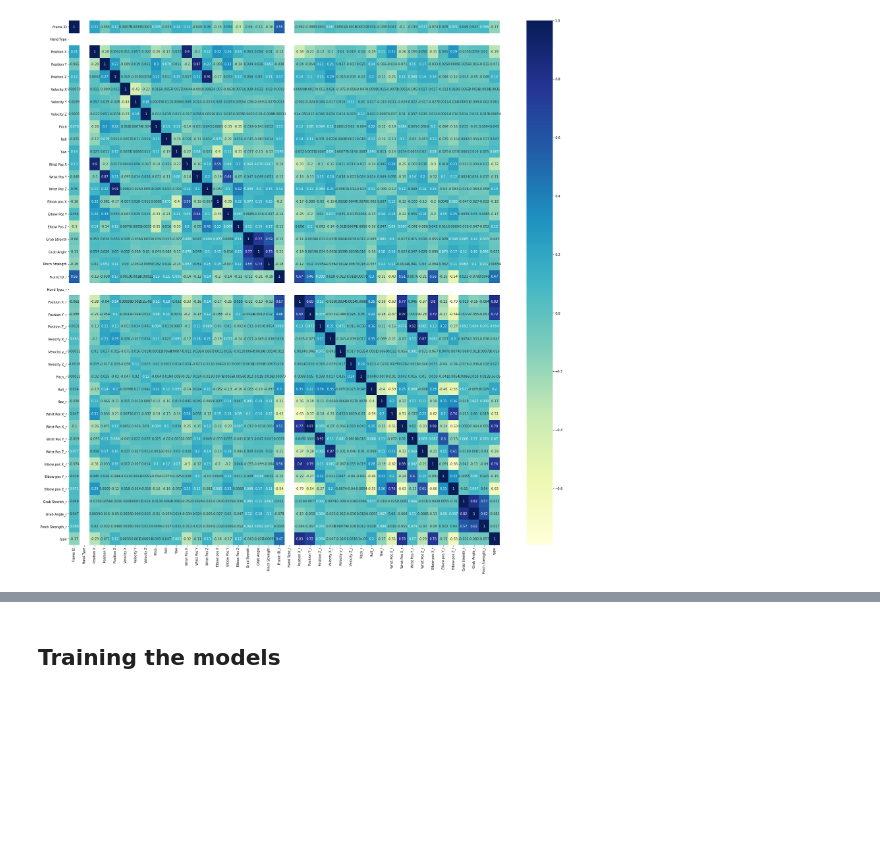
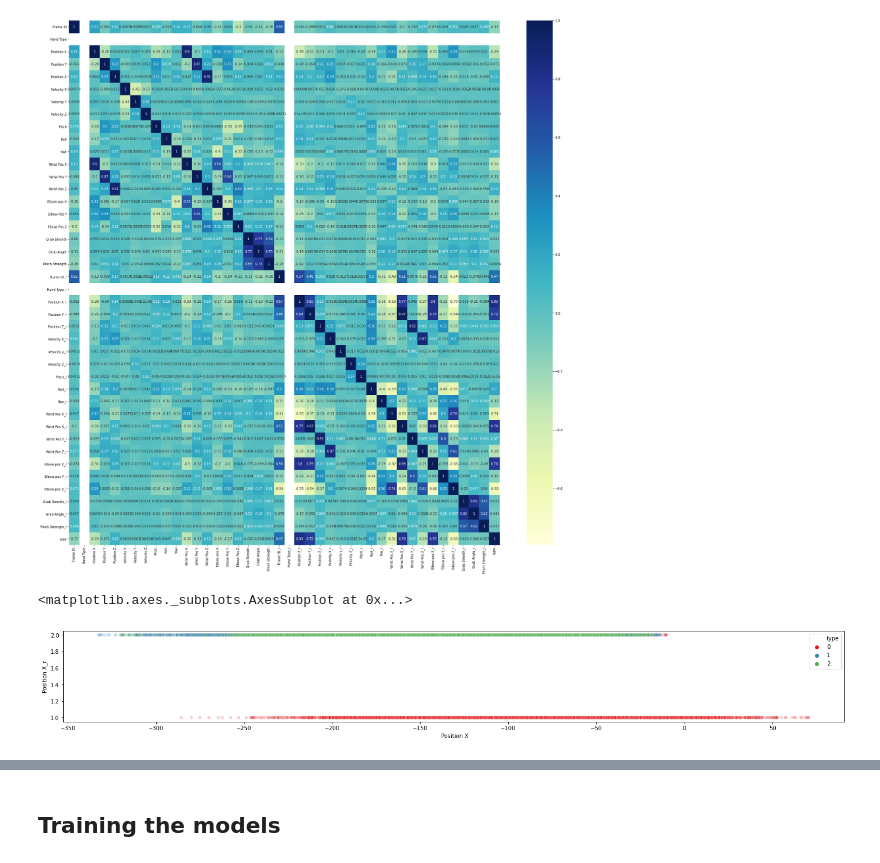
Before and after one commit to Yehudit-Brickner/data_science_end_of_year1_project, a Jupyter notebook: data science part 4.ipynb, the cells around one changed output, grey strips where cells are left out. Saved outputs shown, nothing was run; the diff lists cells and outputs as text; code cells hidden in the pictures; blank space fills up the shorter version.

```diff
--- a/data science part 4.ipynb
+++ b/data science part 4.ipynb
@@ -592,3 +601,18 @@ sns.heatmap(corrMatrix, cmap="YlGnBu",annot=True)
 plt.show()
 # %% [output]
 [figure]
+# %%
+df_x=(data[" Position X"])
+df_y=(data[" Position Y"])
+df_z=(data[" Position Z"])
+df_x_r=(data["Position X_r"])
+df_y_r=(data["Position Y_r"])
+df_z_r=(data["Position Z_r"])
+colors=(data["type"])
+# %%
+plt.figure(figsize=(25,3))
+sns.scatterplot(df_x,df_x_r,hue=colors,palette='Set1',alpha=0.2)
+# plot of x axis right and left hand
+# %% [output]
+<matplotlib.axes._subplots.AxesSubplot at 0x...>
+[figure, added]
```
Also changed, not shown: parts of 51 cells of this notebook, 3 other files.
